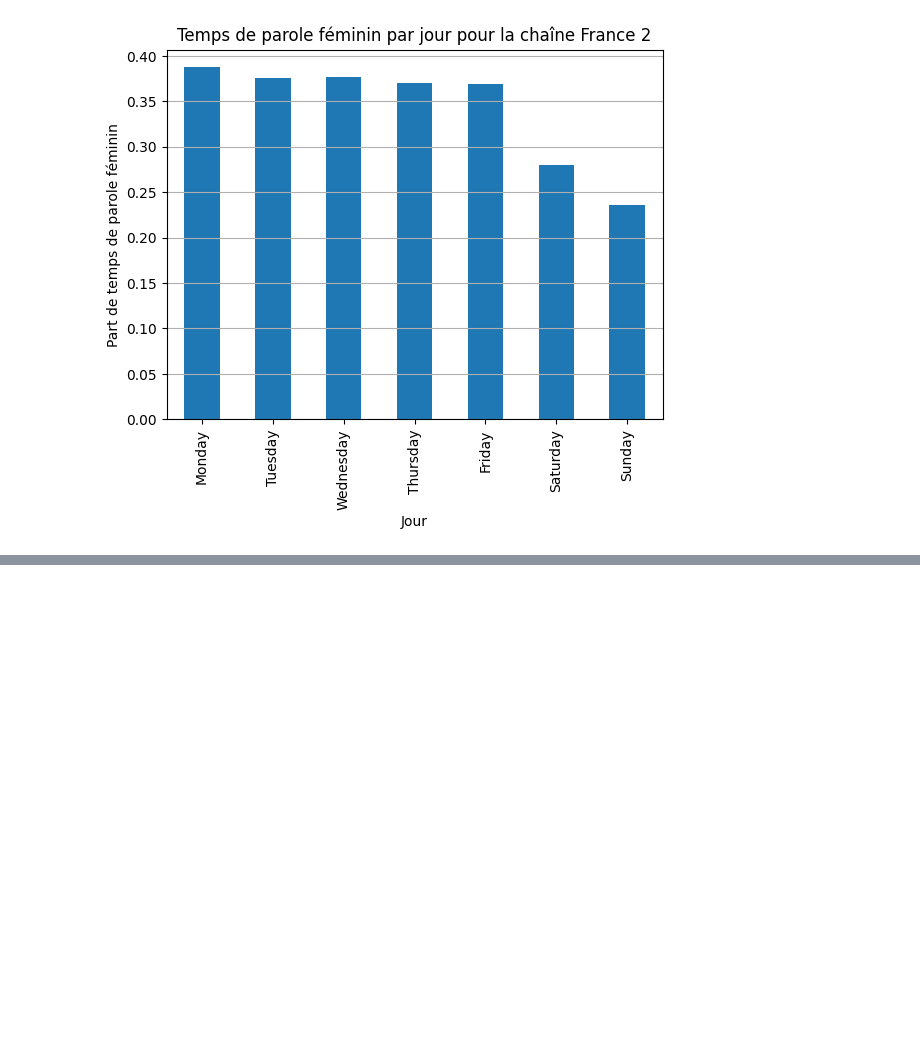
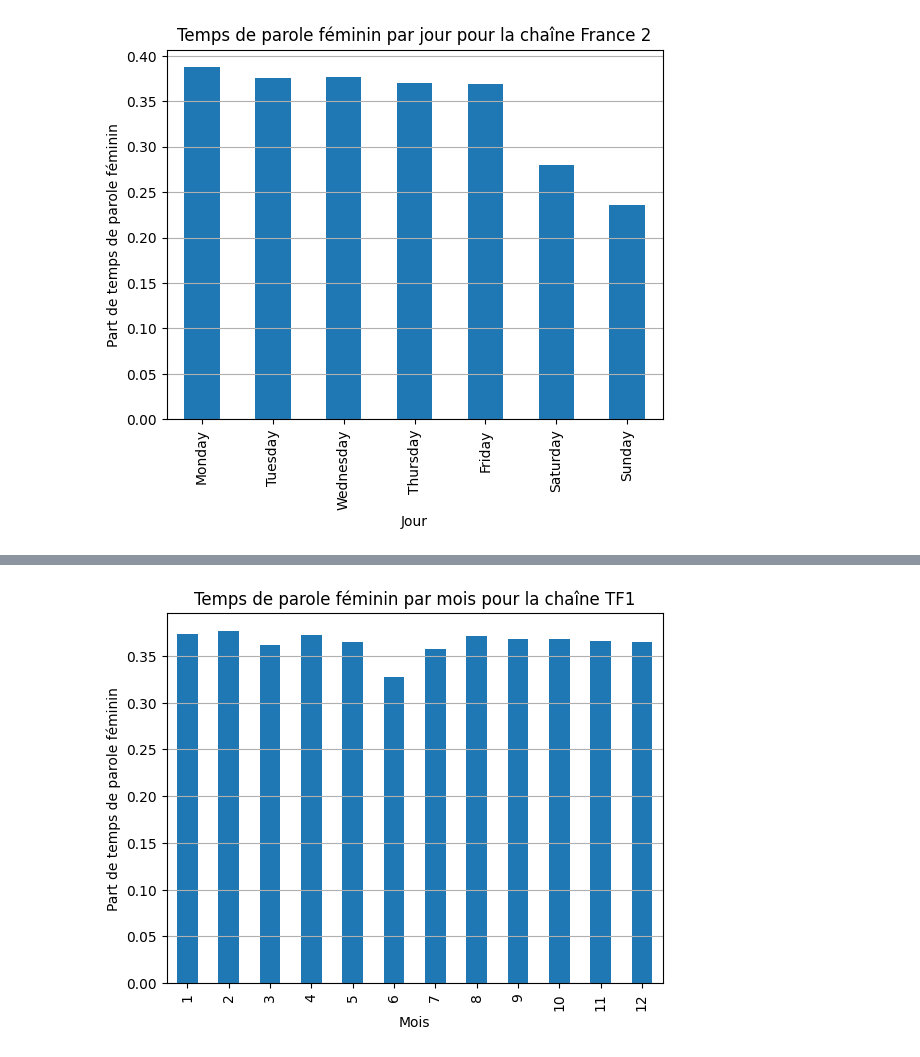
Before and after one commit to Gstrems/Projet_python_2A, a Jupyter notebook: stat_explo_parite.ipynb, the cells around one changed output, grey strips where cells are left out. Cells and saved outputs as stored; diff of their text form; code cells hidden in the pictures; blank space fills up the shorter version.

```diff
--- a/stat_explo_parite.ipynb
+++ b/stat_explo_parite.ipynb
@@ -96,0 +184,5 @@ diagramme_temps_parole_jour('FR2')
+# %%
+# TF1 : décrochage en juin (compétitions de football)
+diagramme_temps_parole_mois('TF1')
+# %% [output]
+[figure, added]
```
Also changed, not shown: parts of 9 cells of this notebook.
